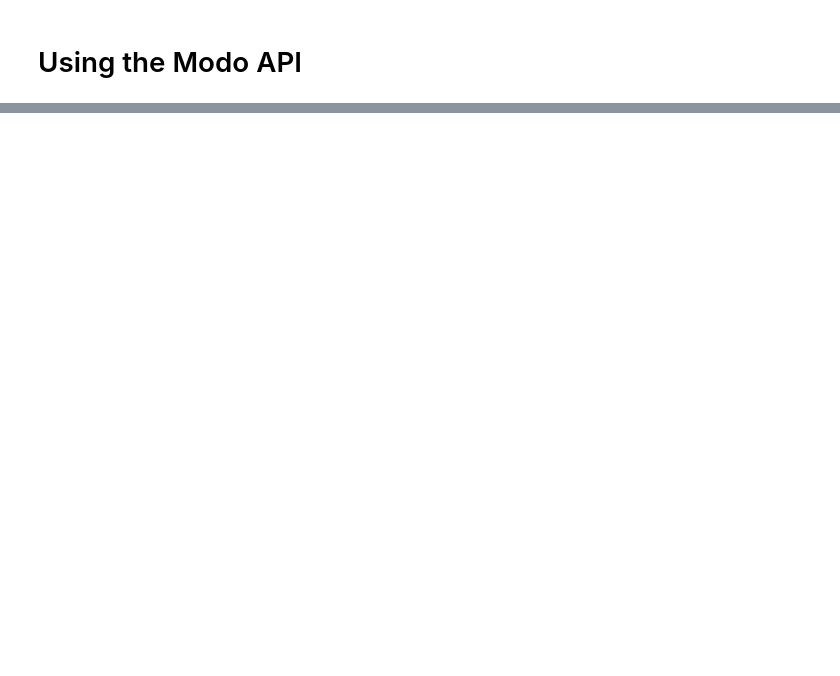
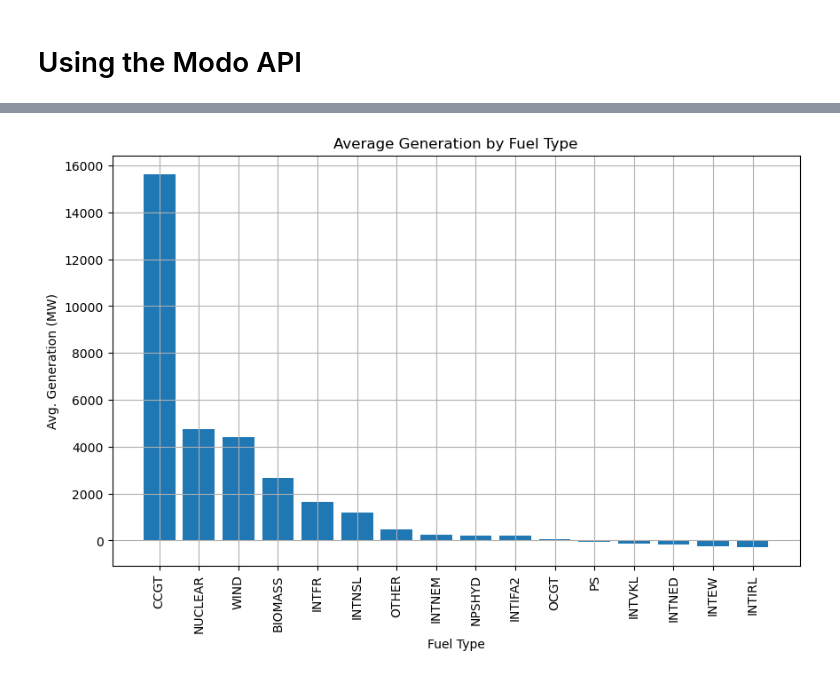
Before and after one commit to pilipb/Modo-DS, a Jupyter notebook: main.ipynb, the cells around one changed output, grey strips where cells are left out. Cells and saved outputs as stored; diff of their text form; code cells hidden in the pictures; blank space fills up the shorter version.

```diff
--- a/main.ipynb
+++ b/main.ipynb
@@ -76,0 +78,17 @@ plt.show()
+# %%
+# how much are we generating on average for each fuel type over the time period
+average_generation = df.groupby('fuelType')['generation'].mean().sort_values(ascending=False)
+average_generation = average_generation[average_generation != 0]
+
+# plot as a bar chart
+plt.figure(figsize=(10, 6))
+plt.bar(average_generation.index, average_generation)
+plt.title('Average Generation by Fuel Type')
+plt.ylabel('Avg. Generation (MW)')
+plt.xlabel('Fuel Type')
+plt.xticks(rotation=90)
+# remove columns with average generation of 0
+plt.grid()
+plt.show()
+# %% [output]
+[figure, added]
```
Also changed, not shown: parts of 6 cells of this notebook.
